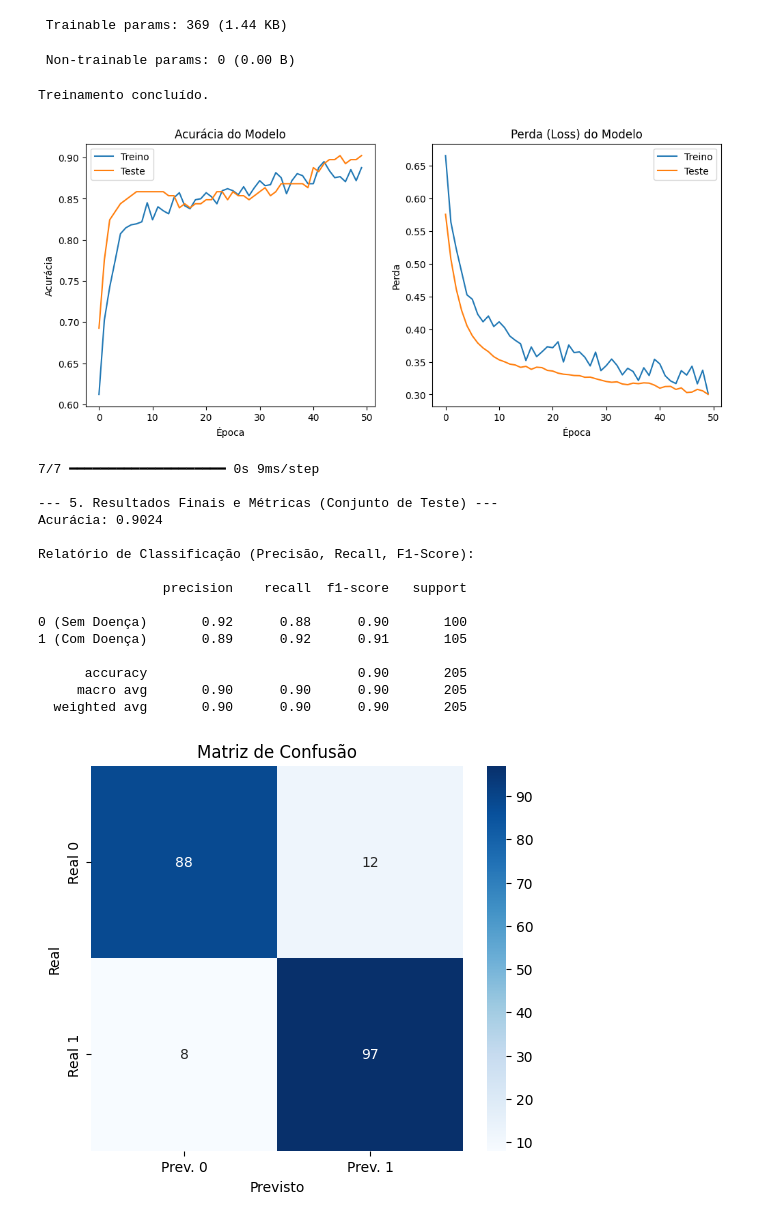
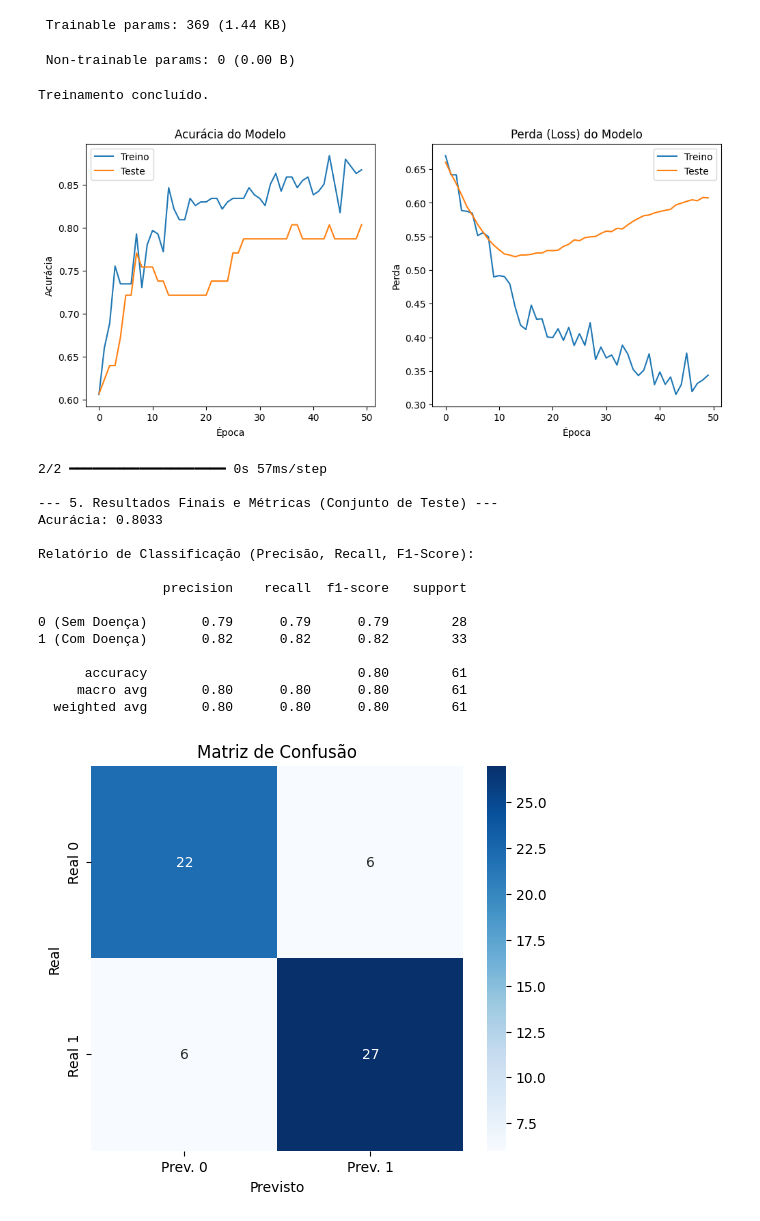
Before and after one commit to muskaanramchandani/tema1-trabalho-redes-neurais, a Jupyter notebook: Tema1_Trabalho2_RedesNeurais.ipynb, the cells around one changed output. Saved outputs shown, nothing was run; the diff lists cells and outputs as text; code cells hidden in the pictures.

```diff
--- a/Tema1_Trabalho2_RedesNeurais.ipynb
+++ b/Tema1_Trabalho2_RedesNeurais.ipynb
@@ -34,11 +34,15 @@ print(f"Shape Inicial: {df.shape}")
 # Remoção de marcadores de ausência ('?') e linhas com NaN
 df = df[~df.isin(['?'])]
 df = df.dropna(axis=0)
-print(f"Shape após limpeza: {df.shape}")
+print(f"Shape após limpeza de ausentes: {df.shape}")
 
 # Garantir que todas as colunas sejam do tipo numérico
 df = df.apply(pd.to_numeric)
 print("Tipos de Dados convertidos para numérico.")
+
+# Remoção de linhas duplicadas (pacientes idênticos)
+df = df.drop_duplicates()
+print(f"Shape após remover duplicatas: {df.shape}")
 
 # PARTE 2. INSPEÇÃO E VISUALIZAÇÃO
 print("\n--- 2. Análise Exploratória e Visualização ---")
@@ -81,7 +85,7 @@ def create_binary_model(input_dim):
     # CAMADA 1: 16 neurônios, ReLU e L2
     model.add(Dense(16, input_dim=input_dim, activation='relu',
                     kernel_regularizer=regularizers.l2(0.001)))
-    model.add(Dropout(0.25)) # Regularização (Dropout) [cite: 27]
+    model.add(Dropout(0.25)) # Regularização (Dropout)
 
     # CAMADA 2: 8 neurônios, ReLU e L2
     model.add(Dense(8, activation='relu',
@@ -190,22 +194,22 @@ Model: "sequential_1"
 └─────────────────────────────────┴────────────────────────┴───────────────┘
  Total params: 369 (1.44 KB)
  Trainable params: 369 (1.44 KB)
  Non-trainable params: 0 (0.00 B)
 Treinamento concluído.
-[figure, old version]
+[figure, new version]
-7/7 ━━━━━━━━━━━━━━━━━━━━ 0s 9ms/step
+2/2 ━━━━━━━━━━━━━━━━━━━━ 0s 57ms/step
 
 --- 5. Resultados Finais e Métricas (Conjunto de Teste) ---
-Acurácia: 0.9024
+Acurácia: 0.8033
 
 Relatório de Classificação (Precisão, Recall, F1-Score):
 
                 precision    recall  f1-score   support
 
-0 (Sem Doença)       0.92      0.88      0.90       100
-1 (Com Doença)       0.89      0.92      0.91       105
+0 (Sem Doença)       0.79      0.79      0.79        28
+1 (Com Doença)       0.82      0.82      0.82        33
 
-      accuracy                           0.90       205
-     macro avg       0.90      0.90      0.90       205
-  weighted avg       0.90      0.90      0.90       205
+      accuracy                           0.80        61
+     macro avg       0.80      0.80      0.80        61
+  weighted avg       0.80      0.80      0.80        61
-[figure, old version]
+[figure, new version]
```
Also changed, not shown: parts of 1 cell of this notebook.
